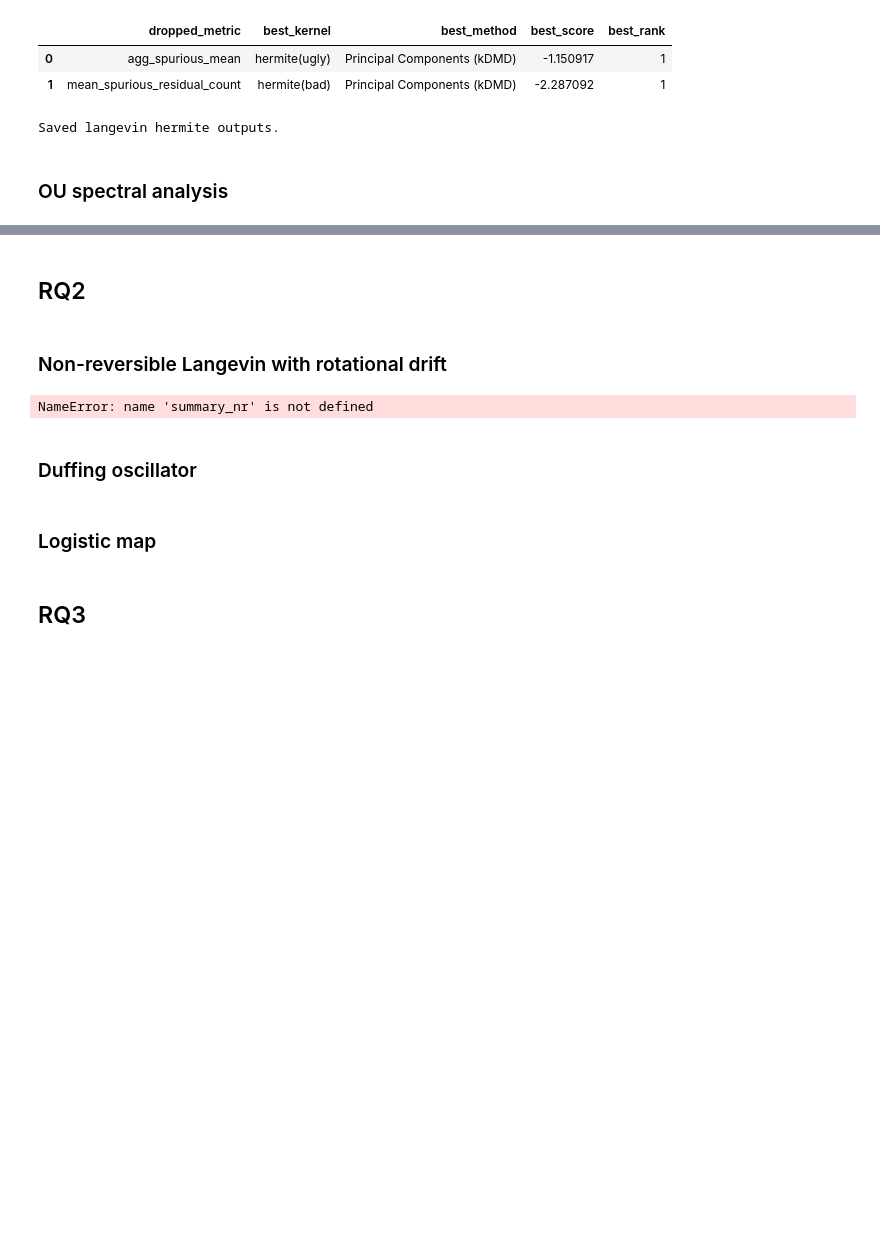
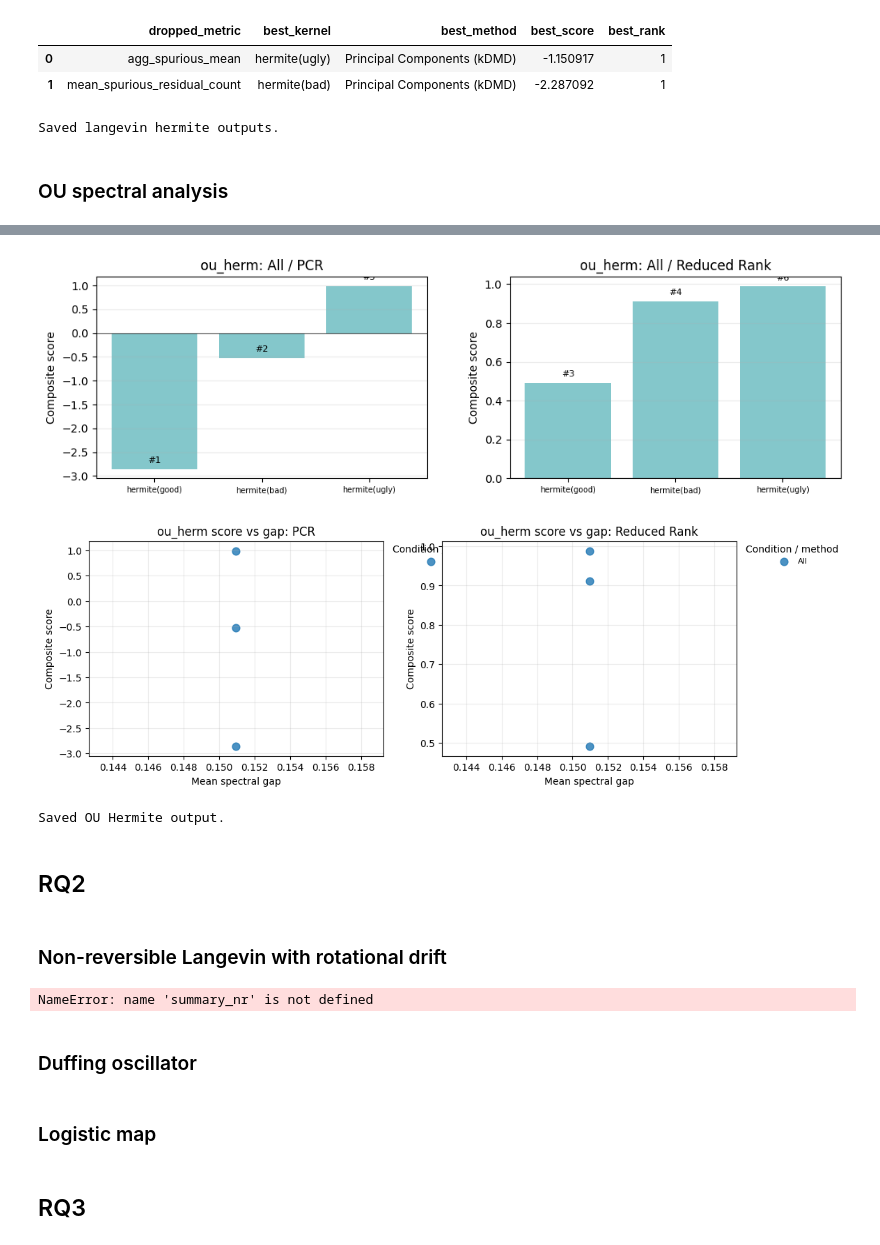
Before and after one commit to stephaniejat/kooplearn, a Jupyter notebook: examples/kernel_analysis_hermite.ipynb, the cells around one changed output, grey strips where cells are left out. Cells and saved outputs as stored; diff of their text form; code cells hidden in the pictures; blank space fills up the shorter version.

Commit message:
hermite tests + graphs code

```diff
--- a/examples/kernel_analysis_hermite.ipynb
+++ b/examples/kernel_analysis_hermite.ipynb
@@ -779,9 +779,9 @@ def plot_kernel_rankings(
             ax.bar(x, g[score_col], color="#6ebdc2", alpha=0.85)
             ax.axhline(0, color="black", linewidth=0.8, alpha=0.6)
             ax.set_xticks(x)
-            ax.set_xticklabels(g["_kernel_label"], rotation=45, ha="right")
+            ax.set_xticklabels(g["_kernel_label"], rotation=0, ha="center", fontsize=7)
             ax.set_ylabel("Composite score")
-            ax.set_title(f"{prefix}: {facet_col}={facet_val} / {method}")
+            ax.set_title(f"{prefix}: {facet_val} / {method}")
             ax.grid(axis="y", alpha=0.25)
 
             if annotate_bars and rank_col in g.columns:
@@ -1599,55 +1608,11 @@ NameError: name 'summary_ou' is not defined
 # %%
-# Convert validation table to plotting table
-plot_df = pd.DataFrame(
-    {
-        "method": ["PCR", "PCR", "PCR", "Reduced Rank", "Reduced Rank", "Reduced Rank"],
-        "kvar": ["good", "bad", "ugly", "good", "bad", "ugly"],
-        "score": [
-            ou_validation.loc[ou_validation["method"] == "PCR", "score_good"].iloc[0],
-            ou_validation.loc[ou_validation["method"] == "PCR", "score_bad"].iloc[0],
-            ou_validation.loc[ou_validation["method"] == "PCR", "score_ugly"].iloc[0],
-            ou_validation.loc[ou_validation["method"] == "Reduced Rank", "score_good"].iloc[0],
-            ou_validation.loc[ou_validation["method"] == "Reduced Rank", "score_bad"].iloc[0],
-            ou_validation.loc[ou_validation["method"] == "Reduced Rank", "score_ugly"].iloc[0],
-        ],
-    }
-)
+plot_kernel_rankings(kernel_scores_ou, trials_df_ou, facet_col="kind", prefix="ou_herm")
 
-kvar_order = ["good", "bad", "ugly"]
-method_order = ["PCR", "Reduced Rank"]
-colors = {"good": "#4C78A8", "bad": "#F58518", "ugly": "#E45756"}
-
-fig, axes = plt.subplots(1, 2, figsize=(10, 4.5), sharey=True)
-
-for ax, method in zip(axes, method_order):
-    sub = plot_df[plot_df["method"] == method].copy()
-    sub["kvar"] = pd.Categorical(sub["kvar"], categories=kvar_order, ordered=True)
-    sub = sub.sort("kvar")
-
-    x = np.arange(len(sub))
-    y = sub["score"].to_numpy()
-    bar_colors = [colors[k] for k in sub["kvar"]]
-
-    ax.bar(x, y, color=bar_colors, width=0.7)
-    ax.set_xticks(x)
-    ax.set_xticklabels(sub["kvar"])
-    ax.set_title(method)
-    ax.set_xlabel("Hermite type")
-    ax.grid(axis="y", alpha=0.25)
-
-    for xi, yi in zip(x, y):
-        va = "bottom" if yi >= 0 else "top"
-        offset = 0.05 if yi >= 0 else -0.05
-        ax.text(xi, yi + offset, f"{yi:.2f}", ha="center", va=va, fontsize=10)
-
-axes[0].set_ylabel("Composite score")
-fig.suptitle("OU validation scores by Hermite type", fontsize=14)
-fig.tight_layout()
-
-fig.savefig("ou_herm_validation.png", dpi=200, bbox_inches="tight")
-plt.close(fig)
-
-print(f"Saved: {'ou_herm_validation.png'}")
+print("Saved OU Hermite output.")
+# %% [output]
+[figure, added]
+[figure, added]
+Saved OU Hermite output.
 # %% [markdown]
 ## RQ2
 # %% [markdown]
```
Also changed, not shown: parts of 4 cells of this notebook, 42 other files.
